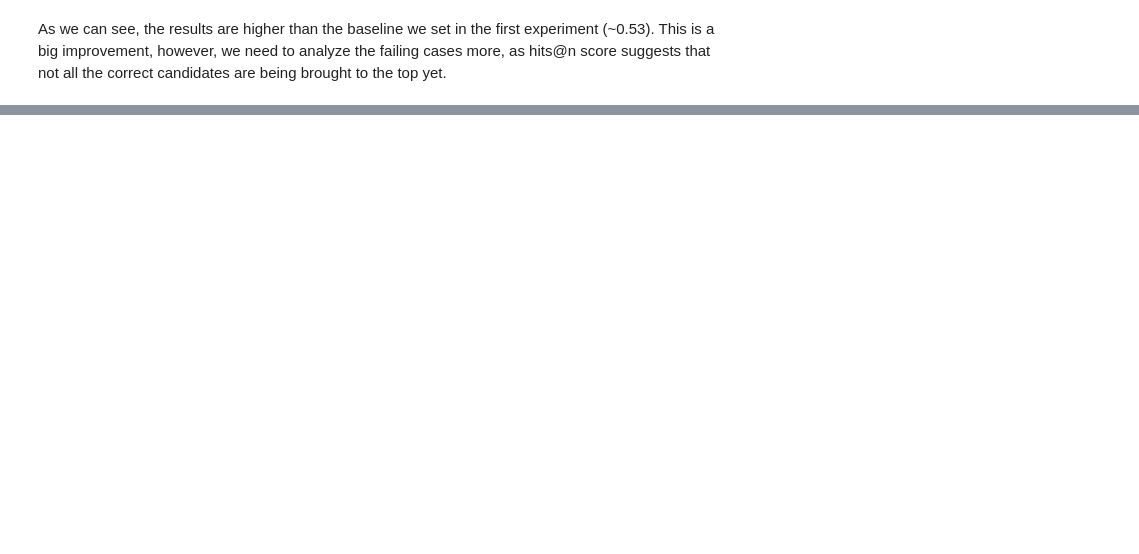
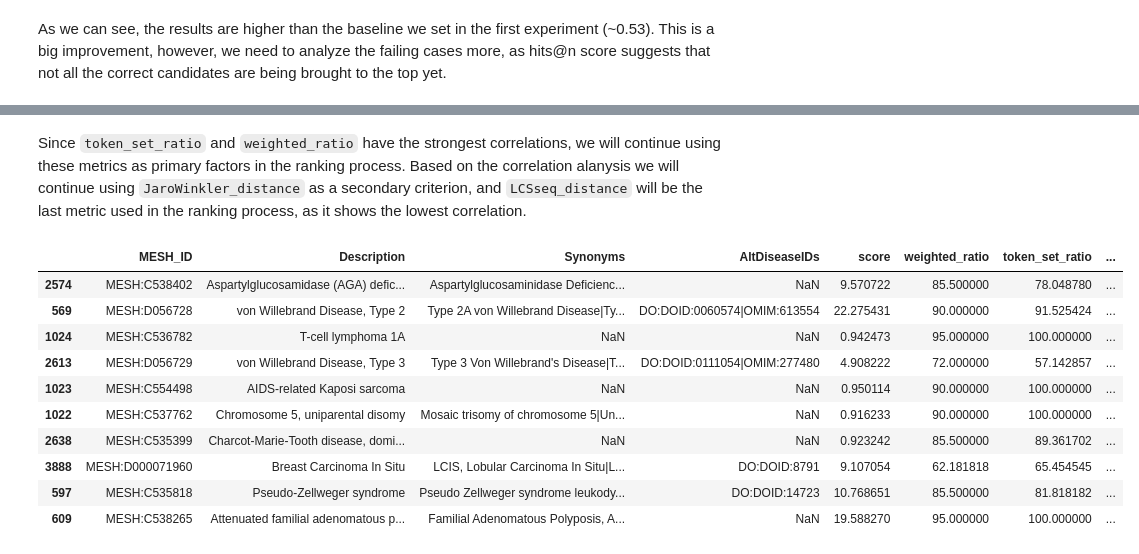
Before and after one commit to Yuliana7/biomedical-entity-linking, a Jupyter notebook: notebooks/canditates_ranking.ipynb, the cells around one changed output, grey strips where cells are left out. Saved outputs shown, nothing was run; the diff lists cells and outputs as text; code cells hidden in the pictures; blank space fills up the shorter version.

Commit message:
feat: Candidates ranking
Further analysis and improvements of the combined search strategy and candidates ranking

```diff
--- a/notebooks/canditates_ranking.ipynb
+++ b/notebooks/canditates_ranking.ipynb
@@ -211,0 +326,28 @@ As we can see, the results are higher than the baseline we set in the first expe
+# %%
+def mark_predictions_with_shortest_path(disease_predictions: list, driver: Driver) -> list:
+    with driver.session() as session:
+        for candidates_for_single_disease in disease_predictions:
+            for candidate in candidates_for_single_disease:
+                true_id = candidate['True MESH_ID']
+                predicted_ids = extract_ids(candidate)
+                # Mark whether the prediction is correct
+                if true_id in predicted_ids:
+                    candidate['is_correct'] = True
+                    candidate['shortest_path'] = 0  # Direct match
+                else:
+                    candidate['is_correct'] = False
+                    predicted_id = candidate['MESH_ID']
+
+                    # If the predicted ID is not "Unknown", calculate the shortest path
+                    if predicted_id != "Unknown":
+                        result = session.run(get_shortest_path_query, trueID=true_id, predictedID=predicted_id)
+                        single_result = result.single()
+
+                        if single_result is not None:
+                            candidate['shortest_path'] = single_result[0]
+                        else:
+                            candidate['shortest_path'] = -1  # No path found
+                    else:
+                        candidate['shortest_path'] = -2  # Unknown prediction
+
+    return disease_predictions
@@ -211,0 +374,2 @@ As we can see, the results are higher than the baseline we set in the first expe
+# %%
+combined_predicted_values_with_shortest_path = mark_predictions_with_shortest_path(combined_predicted_values, driver)
@@ -211,0 +423,25 @@ As we can see, the results are higher than the baseline we set in the first expe
+# %% [markdown]
+Since `token_set_ratio` and `weighted_ratio` have the strongest correlations, we will continue using these metrics as primary factors in the ranking process. Based on the correlation alanysis we will continue using `JaroWinkler_distance` as a secondary criterion, and `LCSseq_distance` will be the last metric used in the ranking process, as it shows the lowest correlation.
+# %%
+first_candidates = [sublist[0] for sublist in combined_predicted_values_with_shortest_path]
+first_candidates_df = pd.DataFrame(first_candidates)
+# %%
+incorrect_predictions_df = first_candidates_df[first_candidates_df['is_correct'] == False].drop_duplicates(subset=['True MESH_ID', 'True Description'])
+correct_predictions_df = first_candidates_df[first_candidates_df['is_correct'] == True].drop_duplicates(subset=['True MESH_ID', 'True Description'])
+# %%
+incorrect_predictions_df.drop(incorrect_predictions_df[incorrect_predictions_df['shortest_path'] == -1].index, inplace=True)
+incorrect_predictions_df.drop(incorrect_predictions_df[incorrect_predictions_df['shortest_path'] == -2].index, inplace=True)
+
+incorrect_predictions_df.sort_values(by='shortest_path', ascending=True).head(10)
+# %% [output]
+|  | MESH_ID | Description | Synonyms | AltDiseaseIDs | score | weighted_ratio | token_set_ratio | ... |
+| 2574 | MESH:C538402 | Aspartylglucosamidase (AGA) defic... | Aspartylglucosaminidase Deficienc... | NaN | 9.570722 | 85.500000 | 78.048780 | ... |
+| 569 | MESH:D056728 | von Willebrand Disease, Type 2 | Type 2A von Willebrand Disease|Ty... | DO:DOID:0060574|OMIM:613554 | 22.275431 | 90.000000 | 91.525424 | ... |
+| 1024 | MESH:C536782 | T-cell lymphoma 1A | NaN | NaN | 0.942473 | 95.000000 | 100.000000 | ... |
+| 2613 | MESH:D056729 | von Willebrand Disease, Type 3 | Type 3 Von Willebrand's Disease|T... | DO:DOID:0111054|OMIM:277480 | 4.908222 | 72.000000 | 57.142857 | ... |
+| 1023 | MESH:C554498 | AIDS-related Kaposi sarcoma | NaN | NaN | 0.950114 | 90.000000 | 100.000000 | ... |
+| 1022 | MESH:C537762 | Chromosome 5, uniparental disomy | Mosaic trisomy of chromosome 5|Un... | NaN | 0.916233 | 90.000000 | 100.000000 | ... |
+| 2638 | MESH:C535399 | Charcot-Marie-Tooth disease, domi... | NaN | NaN | 0.923242 | 85.500000 | 89.361702 | ... |
+| 3888 | MESH:D000071960 | Breast Carcinoma In Situ | LCIS, Lobular Carcinoma In Situ|L... | DO:DOID:8791 | 9.107054 | 62.181818 | 65.454545 | ... |
+| 597 | MESH:C535818 | Pseudo-Zellweger syndrome | Pseudo Zellweger syndrome leukody... | DO:DOID:14723 | 10.768651 | 85.500000 | 81.818182 | ... |
+| 609 | MESH:C538265 | Attenuated familial adenomatous p... | Familial Adenomatous Polyposis, A... | NaN | 19.588270 | 95.000000 | 100.000000 | ... |
```
Also changed, not shown: parts of 33 cells of this notebook.
